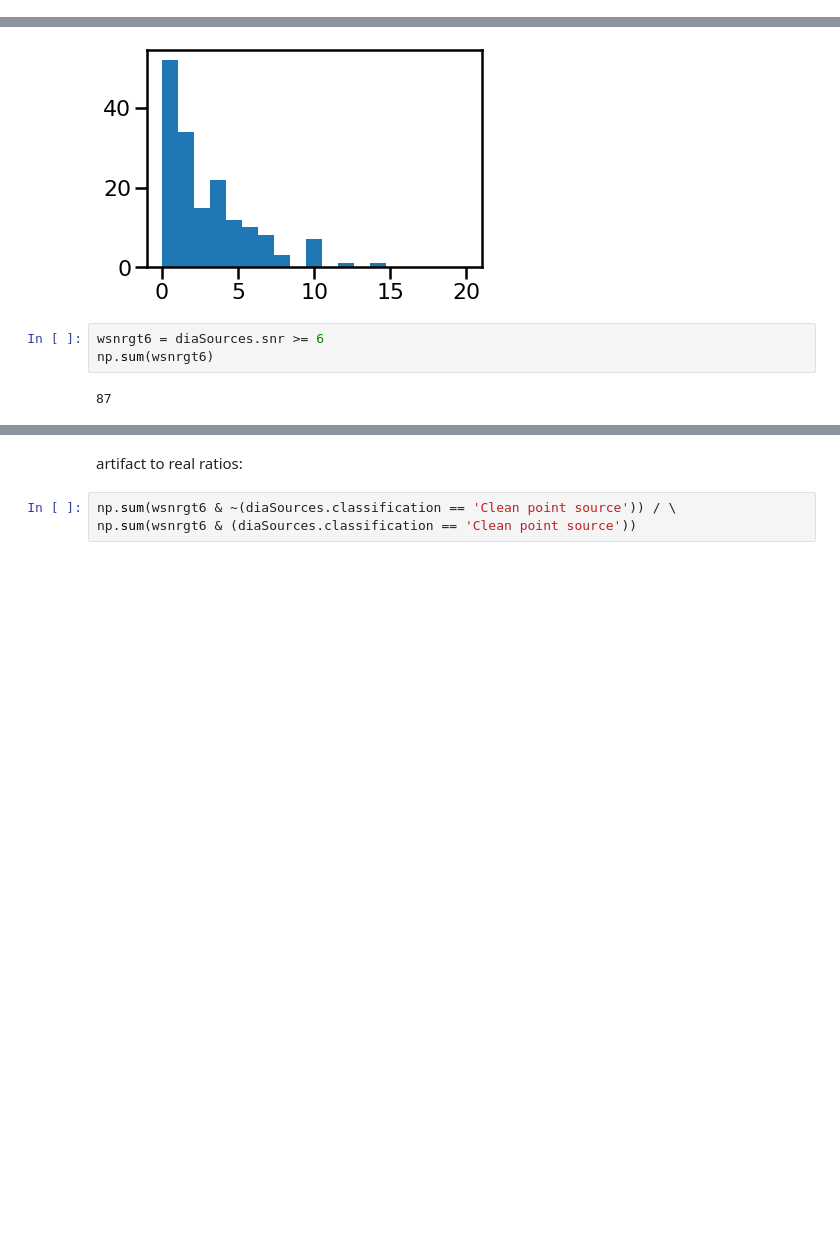
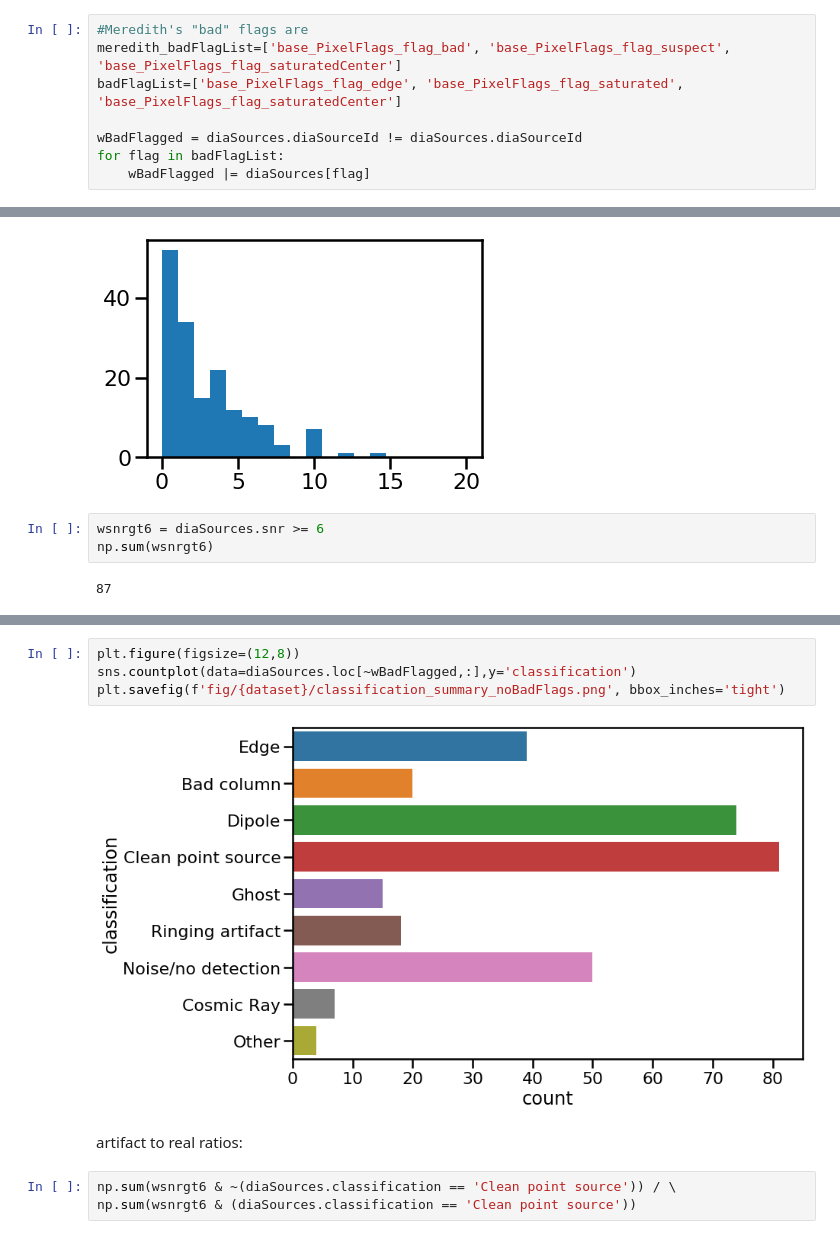
Before and after one commit to lsst/alert_packet, a Jupyter notebook: examples/zooniverse_analysis.ipynb, the cells around one changed output, grey strips where cells are left out. Saved outputs shown, nothing was run; the diff lists cells and outputs as text; blank space fills up the shorter version.

```diff
--- a/examples/zooniverse_analysis.ipynb
+++ b/examples/zooniverse_analysis.ipynb
@@ -135,0 +154,8 @@ flagTable
+# %%
+#Meredith's "bad" flags are
+meredith_badFlagList=['base_PixelFlags_flag_bad', 'base_PixelFlags_flag_suspect', 'base_PixelFlags_flag_saturatedCenter']
+badFlagList=['base_PixelFlags_flag_edge', 'base_PixelFlags_flag_saturated', 'base_PixelFlags_flag_saturatedCenter']
+
+wBadFlagged = diaSources.diaSourceId != diaSources.diaSourceId
+for flag in badFlagList:
+    wBadFlagged |= diaSources[flag]
@@ -200,3 +252,9 @@ sns.countplot(data=diaSources.loc[wsnrgt6,:],y='classification')
+# %%
+plt.figure(figsize=(12,8))
+sns.countplot(data=diaSources.loc[~wBadFlagged,:],y='classification')
+plt.savefig(f'fig/{dataset}/classification_summary_noBadFlags.png', bbox_inches='tight')
+# %% [output]
+[figure, added]
 # %% [markdown]
 artifact to real ratios:
 # %%
```
Also changed, not shown: parts of 11 cells of this notebook, 1 other file.
